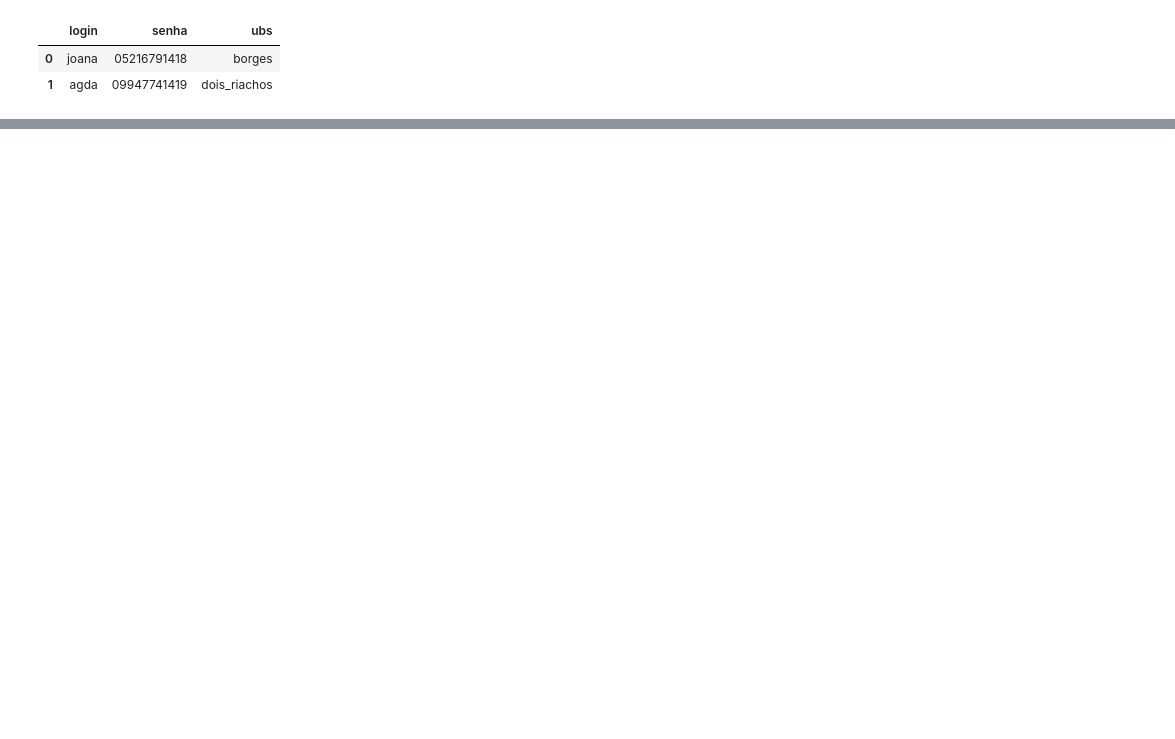
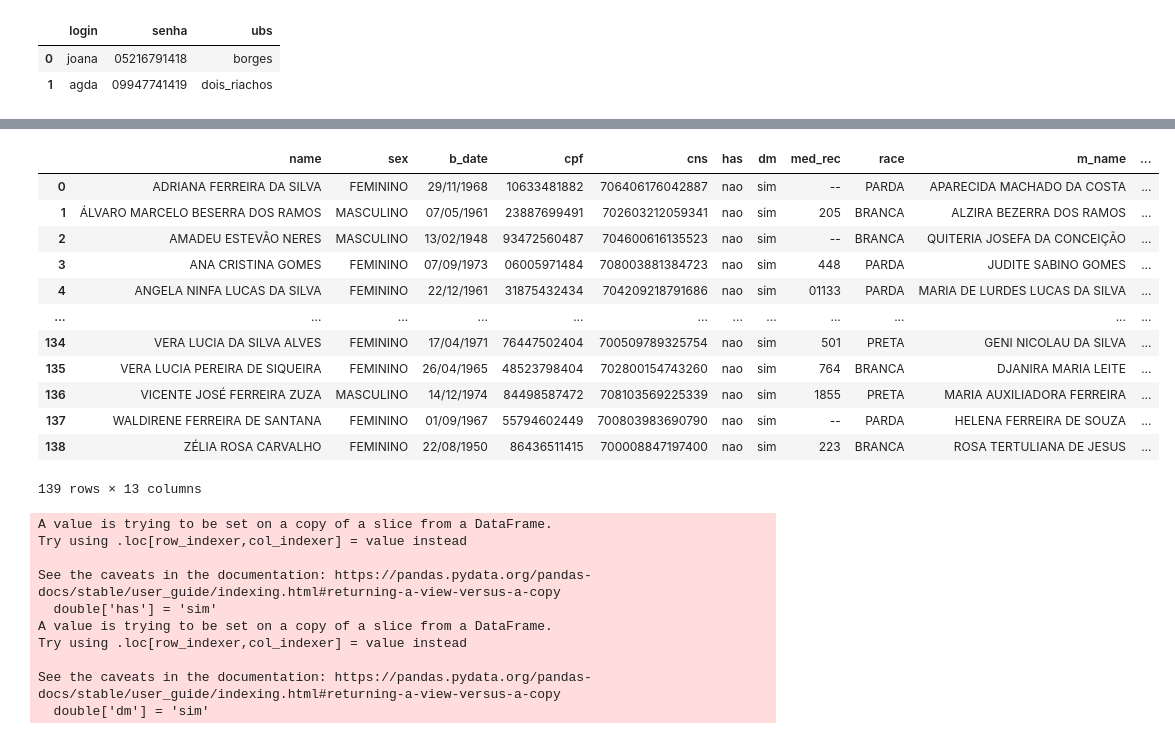
Before and after one commit to ricardoseminsta/afg_ephealth, a Jupyter notebook: afg_epHealth_hypertension_diabetes_2.0.ipynb, the cells around one changed output, grey strips where cells are left out. Drawn from its saved outputs; the diff is of its cells as text; code cells hidden in the pictures; blank space fills up the shorter version.

```diff
--- a/afg_epHealth_hypertension_diabetes_2.0.ipynb
+++ b/afg_epHealth_hypertension_diabetes_2.0.ipynb
@@ -341,0 +296,34 @@ display(dup)
+# %%
+double = unic[unic.duplicated(subset=['name', 'cpf'])]
+
+
+double.index = [x for x in range(0, len(double))]
+display(double)
+
+double.to_r
+
+double.to_excel('duplicadas.xlsx', index=False)
+# %% [output]
+|  | name | sex | b_date | cpf | cns | has | dm | med_rec | race | m_name | ... |
+| 0 | ADRIANA FERREIRA DA SILVA | FEMININO | 29/11/1968 | 10633481882 | 706406176042887 | nao | sim | -- | PARDA | APARECIDA MACHADO DA COSTA | ... |
+| 1 | ÁLVARO MARCELO BESERRA DOS RAMOS | MASCULINO | 07/05/1961 | 23887699491 | 702603212059341 | nao | sim | 205 | BRANCA | ALZIRA BEZERRA DOS RAMOS | ... |
+| 2 | AMADEU ESTEVÃO NERES | MASCULINO | 13/02/1948 | 93472560487 | 704600616135523 | nao | sim | -- | BRANCA | QUITERIA JOSEFA DA CONCEIÇÃO | ... |
+| 3 | ANA CRISTINA GOMES | FEMININO | 07/09/1973 | 06005971484 | 708003881384723 | nao | sim | 448 | PARDA | JUDITE SABINO GOMES | ... |
+| 4 | ANGELA NINFA LUCAS DA SILVA | FEMININO | 22/12/1961 | 31875432434 | 704209218791686 | nao | sim | 01133 | PARDA | MARIA DE LURDES LUCAS DA SILVA | ... |
+| ... | ... | ... | ... | ... | ... | ... | ... | ... | ... | ... | ... |
+| 134 | VERA LUCIA DA SILVA ALVES | FEMININO | 17/04/1971 | 76447502404 | 700509789325754 | nao | sim | 501 | PRETA | GENI NICOLAU DA SILVA | ... |
+| 135 | VERA LUCIA PEREIRA DE SIQUEIRA | FEMININO | 26/04/1965 | 48523798404 | 702800154743260 | nao | sim | 764 | BRANCA | DJANIRA MARIA LEITE | ... |
+| 136 | VICENTE JOSÉ FERREIRA ZUZA | MASCULINO | 14/12/1974 | 84498587472 | 708103569225339 | nao | sim | 1855 | PRETA | MARIA AUXILIADORA FERREIRA | ... |
+| 137 | WALDIRENE FERREIRA DE SANTANA | FEMININO | 01/09/1967 | 55794602449 | 700803983690790 | nao | sim | -- | PARDA | HELENA FERREIRA DE SOUZA | ... |
+| 138 | ZÉLIA ROSA CARVALHO | FEMININO | 22/08/1950 | 86436511415 | 700008847197400 | nao | sim | 223 | BRANCA | ROSA TERTULIANA DE JESUS | ... |
+139 rows × 13 columns
+A value is trying to be set on a copy of a slice from a DataFrame.
+Try using .loc[row_indexer,col_indexer] = value instead
+
+See the caveats in the documentation: https://pandas.pydata.org/pandas-docs/stable/user_guide/indexing.html#returning-a-view-versus-a-copy
+  double['has'] = 'sim'
+A value is trying to be set on a copy of a slice from a DataFrame.
+Try using .loc[row_indexer,col_indexer] = value instead
+
+See the caveats in the documentation: https://pandas.pydata.org/pandas-docs/stable/user_guide/indexing.html#returning-a-view-versus-a-copy
+  double['dm'] = 'sim'
```
Also changed, not shown: parts of 6 cells of this notebook, 6 other files.
